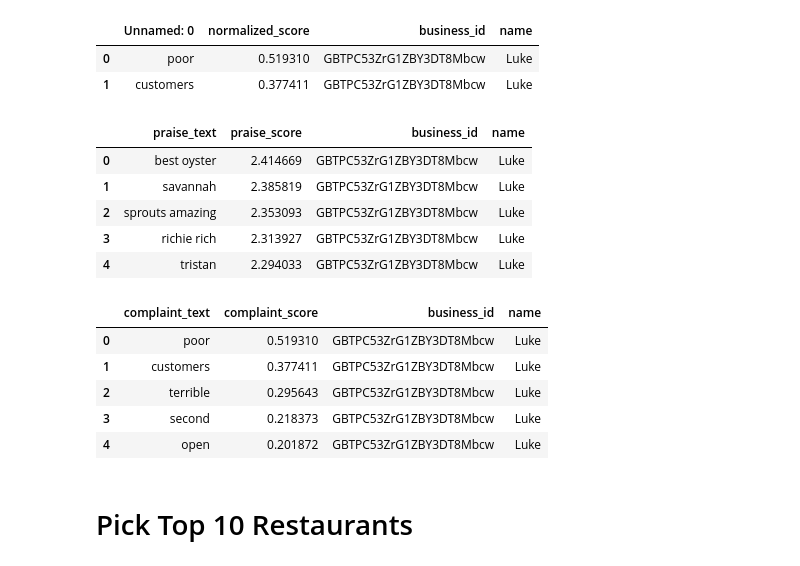
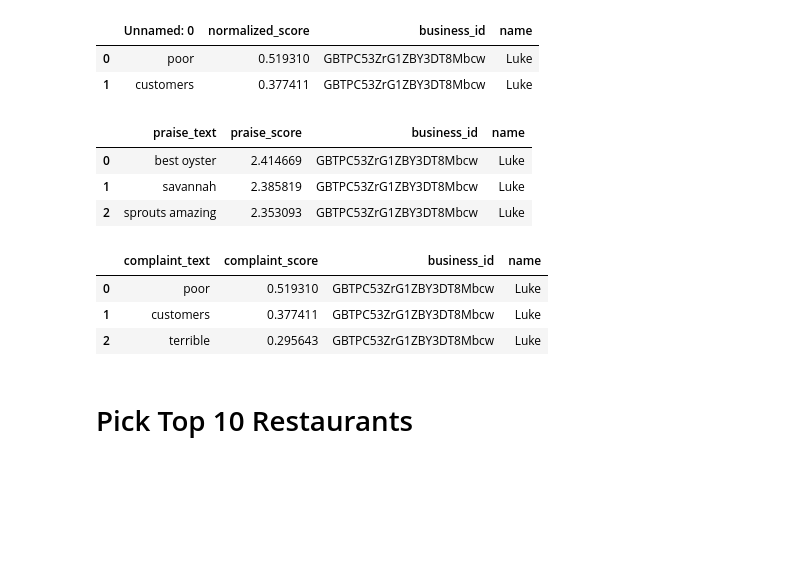
Before and after one commit to SandunKanan/yelp-review-nlp, a Jupyter notebook: data_preprocess.ipynb, the cells around one changed output. Drawn from its saved outputs; the diff is of its cells as text; code cells hidden in the pictures; blank space fills up the shorter version.

```diff
--- a/data_preprocess.ipynb
+++ b/data_preprocess.ipynb
@@ -188,25 +141,21 @@ df_complaint_top10.head(2)
 # %%
 df_praise_top10 = df_praise_top10.rename(columns={'Unnamed: 0': 'praise_text'})
 df_praise_top10 = df_praise_top10.rename(columns={'normalized_score': 'praise_score'})
-df_praise_top10.head(5)
+df_praise_top10.head(3)
 # %% [output]
 |  | praise_text | praise_score | business_id | name |
 | 0 | best oyster | 2.414669 | GBTPC53ZrG1ZBY3DT8Mbcw | Luke |
 | 1 | savannah | 2.385819 | GBTPC53ZrG1ZBY3DT8Mbcw | Luke |
 | 2 | sprouts amazing | 2.353093 | GBTPC53ZrG1ZBY3DT8Mbcw | Luke |
-| 3 | richie rich | 2.313927 | GBTPC53ZrG1ZBY3DT8Mbcw | Luke |
-| 4 | tristan | 2.294033 | GBTPC53ZrG1ZBY3DT8Mbcw | Luke |
 # %%
 df_complaint_top10 = df_complaint_top10.rename(columns={'Unnamed: 0': 'complaint_text'})
 df_complaint_top10 = df_complaint_top10.rename(columns={'normalized_score': 'complaint_score'})
-df_complaint_top10.head(5)
+df_complaint_top10.head(3)
 # %% [output]
 |  | complaint_text | complaint_score | business_id | name |
 | 0 | poor | 0.519310 | GBTPC53ZrG1ZBY3DT8Mbcw | Luke |
 | 1 | customers | 0.377411 | GBTPC53ZrG1ZBY3DT8Mbcw | Luke |
 | 2 | terrible | 0.295643 | GBTPC53ZrG1ZBY3DT8Mbcw | Luke |
-| 3 | second | 0.218373 | GBTPC53ZrG1ZBY3DT8Mbcw | Luke |
-| 4 | open | 0.201872 | GBTPC53ZrG1ZBY3DT8Mbcw | Luke |
 # %% [markdown]
 # Pick Top 10 Restaurants
 # %% [markdown]
```
Also changed, not shown: parts of 17 cells of this notebook, 1 other file.
